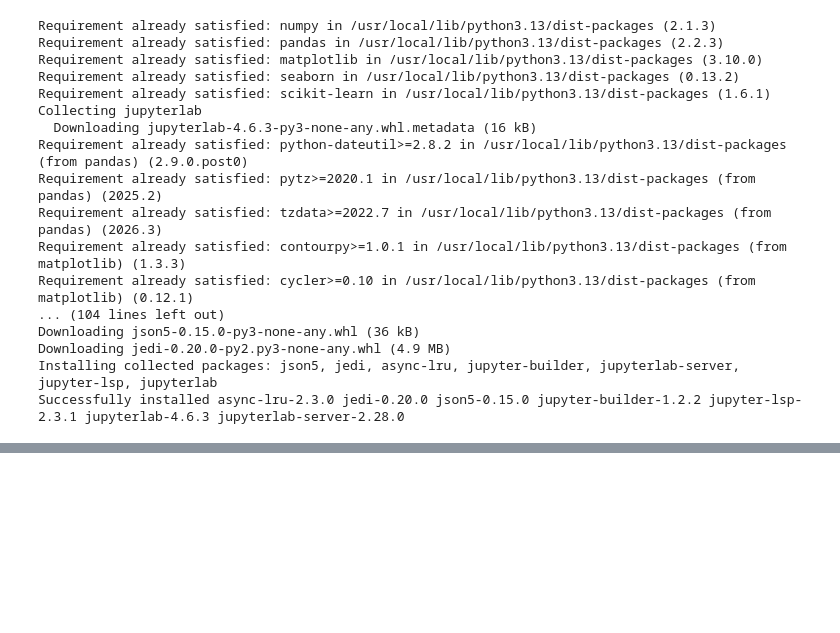
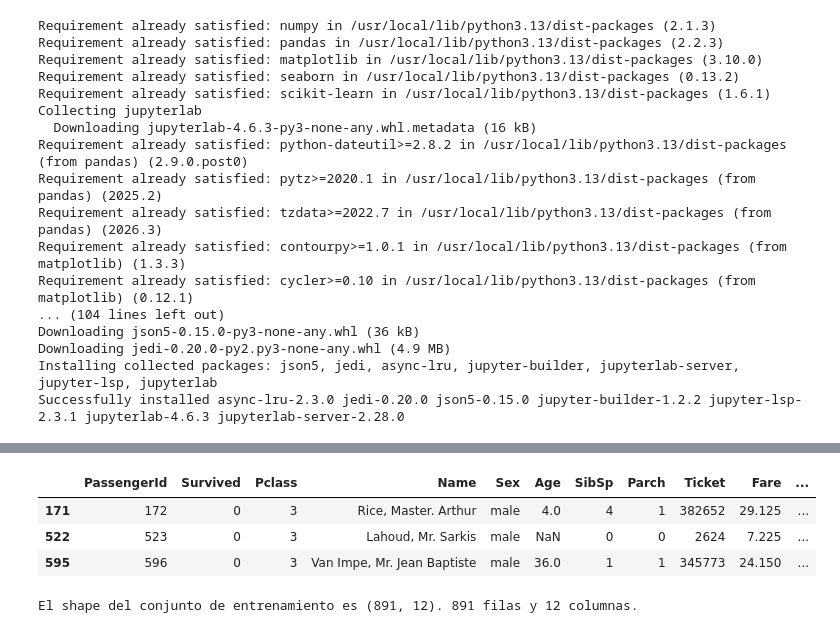
Before and after one commit to mnunez97/aprendizaje_supervisado_resuelto, a Jupyter notebook: 1_clean.ipynb, the cells around one changed output, grey strips where cells are left out. Saved outputs shown, nothing was run; the diff lists cells and outputs as text; code cells hidden in the pictures; blank space fills up the shorter version.

```diff
--- a/1_clean.ipynb
+++ b/1_clean.ipynb
@@ -32,0 +62,11 @@ Successfully installed async-lru-2.3.0 jedi-0.20.0 json5-0.15.0 jupyter-builder-
+# %%
+df.sample(3)
+# %% [output]
+|  | PassengerId | Survived | Pclass | Name | Sex | Age | SibSp | Parch | Ticket | Fare | ... |
+| 171 | 172 | 0 | 3 | Rice, Master. Arthur | male | 4.0 | 4 | 1 | 382652 | 29.125 | ... |
+| 522 | 523 | 0 | 3 | Lahoud, Mr. Sarkis | male | NaN | 0 | 0 | 2624 | 7.225 | ... |
+| 595 | 596 | 0 | 3 | Van Impe, Mr. Jean Baptiste | male | 36.0 | 1 | 1 | 345773 | 24.150 | ... |
+# %%
+print(f"El shape del conjunto de entrenamiento es {df.shape}. {df.shape[0]} filas y {df.shape[1]} columnas.")
+# %% [output]
+El shape del conjunto de entrenamiento es (891, 12). 891 filas y 12 columnas.
```
Also changed, not shown: parts of 18 cells of this notebook.
